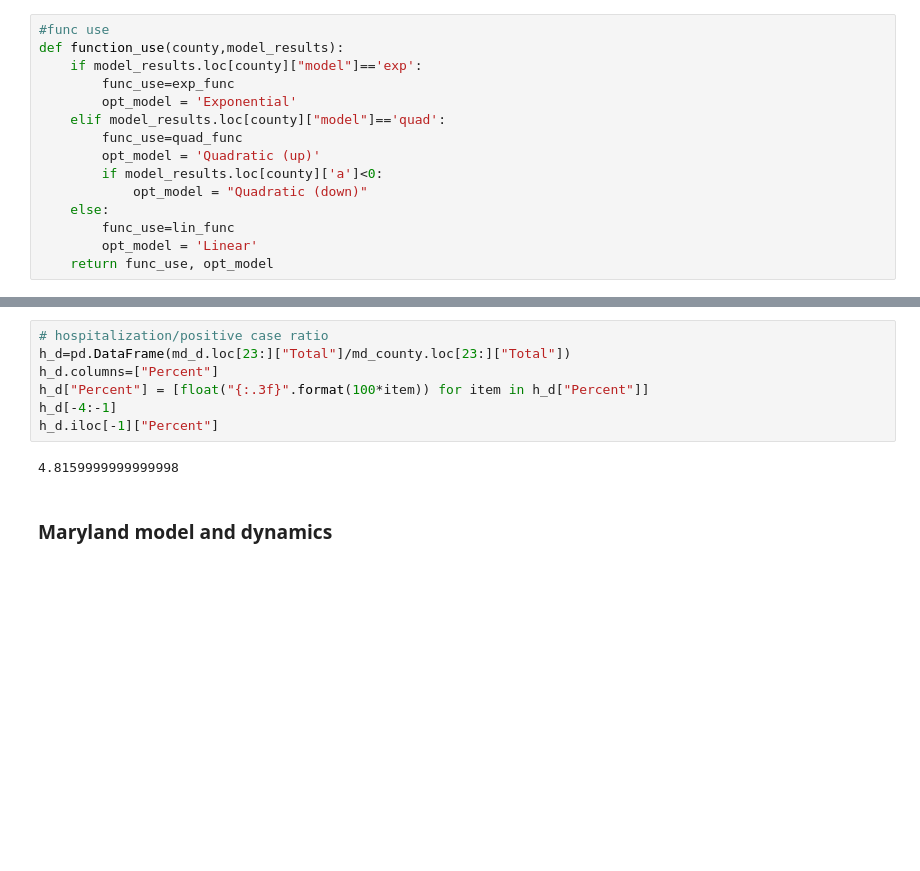
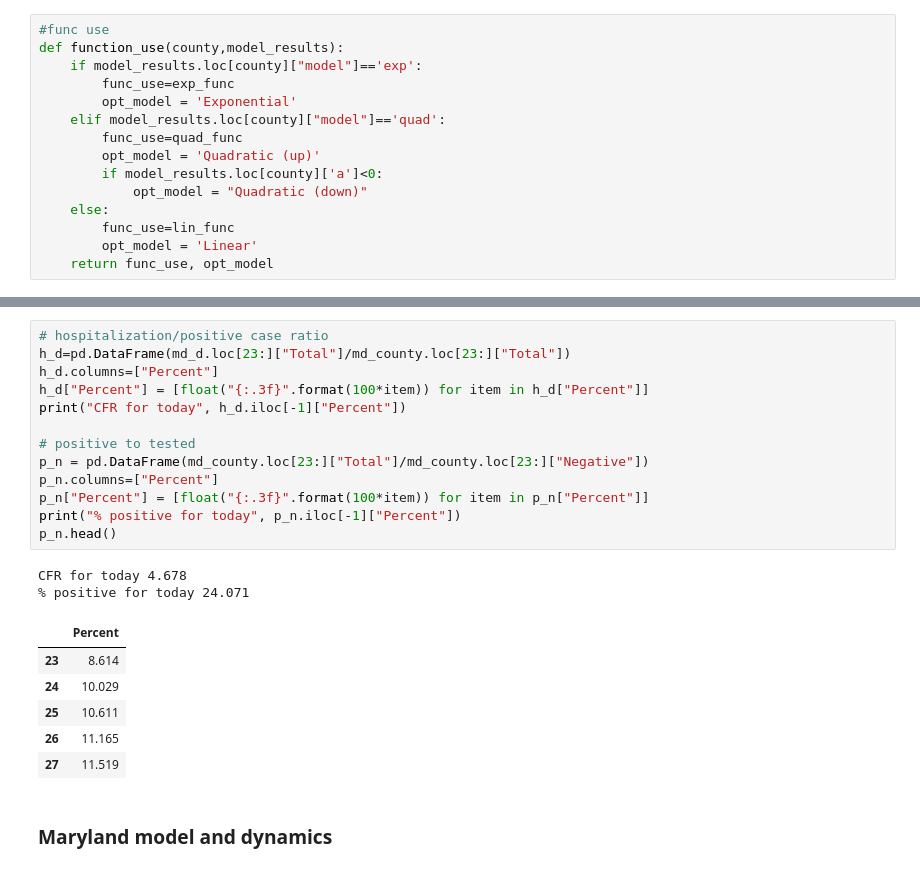
Before and after one commit to akonstodata/md_county_covid, a Jupyter notebook: code/MD_COVID_Dynamics_model_choose.ipynb, the cells around one changed output, grey strips where cells are left out. Saved outputs shown, nothing was run; the diff lists cells and outputs as text; blank space fills up the shorter version.

```diff
--- a/code/MD_COVID_Dynamics_model_choose.ipynb
+++ b/code/MD_COVID_Dynamics_model_choose.ipynb
@@ -274,12 +283,25 @@ h_p[-4:-1]
 # %%
 # hospitalization/positive case ratio
 h_d=pd.DataFrame(md_d.loc[23:]["Total"]/md_county.loc[23:]["Total"])
 h_d.columns=["Percent"]
 h_d["Percent"] = [float("{:.3f}".format(100*item)) for item in h_d["Percent"]]
-h_d[-4:-1]
-h_d.iloc[-1]["Percent"]
+print("CFR for today", h_d.iloc[-1]["Percent"])
+
+# positive to tested
+p_n = pd.DataFrame(md_county.loc[23:]["Total"]/md_county.loc[23:]["Negative"])
+p_n.columns=["Percent"]
+p_n["Percent"] = [float("{:.3f}".format(100*item)) for item in p_n["Percent"]]
+print("% positive for today", p_n.iloc[-1]["Percent"])
+p_n.head()
 # %% [output]
-4.8159999999999998
+CFR for today 4.678
+% positive for today 24.071
+|  | Percent |
+| 23 | 8.614 |
+| 24 | 10.029 |
+| 25 | 10.611 |
+| 26 | 11.165 |
+| 27 | 11.519 |
 # %% [markdown]
 ### Maryland model and dynamics
 # %%
```
Also changed, not shown: parts of 17 cells of this notebook, 9 other files.
